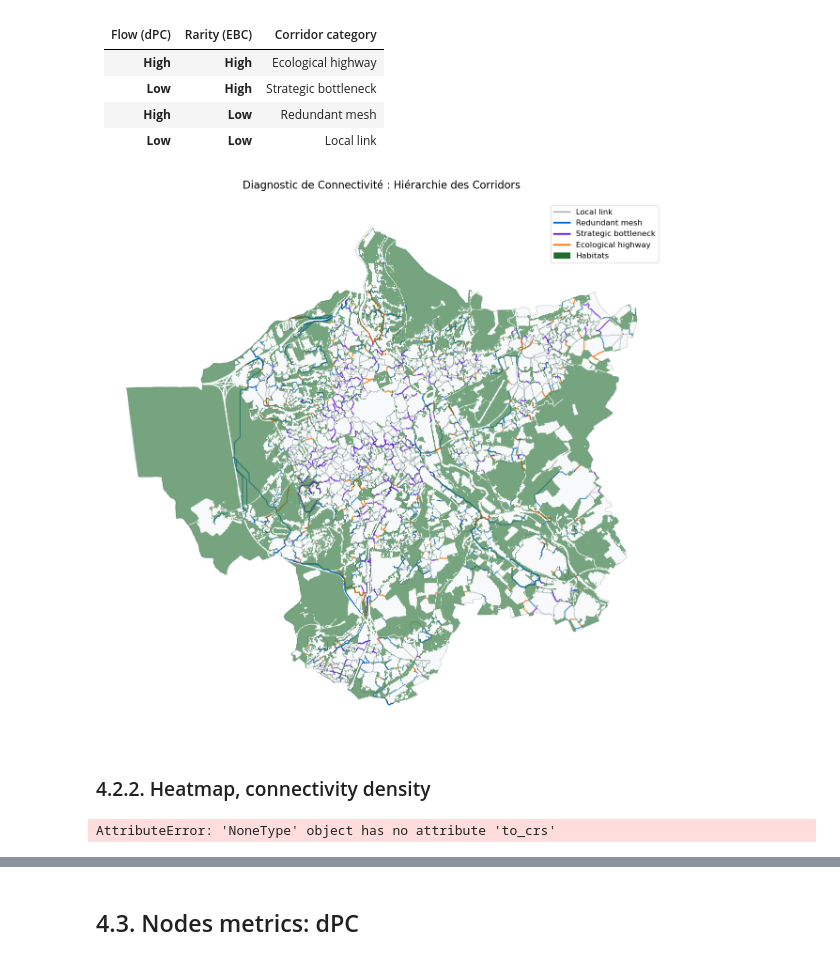
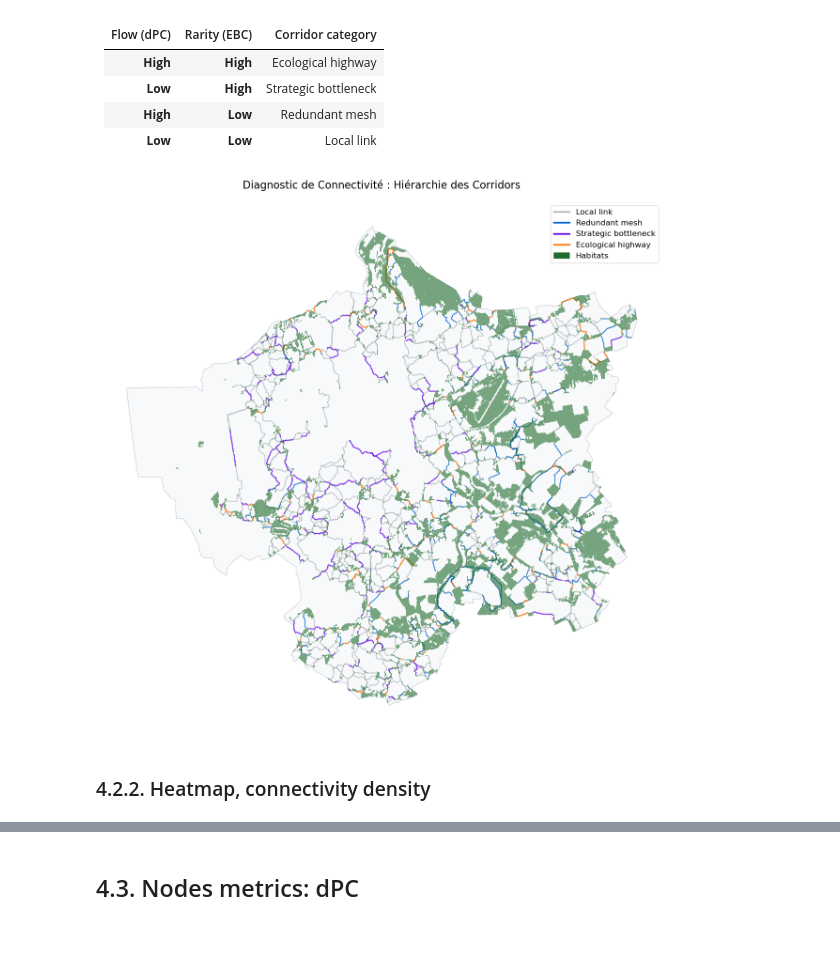
Before and after one commit to marion-billy/urbiverde_ivb, a Jupyter notebook: corridor_project/nancy_prod.ipynb, the cells around one changed output, grey strips where cells are left out. Cells and saved outputs as stored; diff of their text form; code cells hidden in the pictures.

Commit message:
MAJ guilds species_params++++

```diff
--- a/corridor_project/nancy_prod.ipynb
+++ b/corridor_project/nancy_prod.ipynb
@@ -30,7 +30,7 @@ ee.Initialize(credentials)
 
 # case study def
 CITY = "Nancy"
-GUILD_KEY = "mid_walker"
+GUILD_KEY = "pollinator"
 specie = species_params.SPECIES_CONFIG[GUILD_KEY]
 OUTPUT_DIR = f"/home/jovyan/work/team/marion/corridor_project/results_connectivity/{CITY}"
 os.makedirs(OUTPUT_DIR, exist_ok=True)
@@ -82,9 +93,9 @@ print(f"✓ {len(gdf_cores)} Noyaux de biodiversité et {len(gdf_islets)} Steppi
 if len(gdf_islets) > 0:
     print(gdf_islets['class'].value_counts())
 
-binary_wc.rio.to_raster(f"{OUTPUT_DIR}/binary_habitat_{CITY}.tif")
-gdf_cores.set_crs(utm_epsg, inplace=True, allow_override=True)
-gdf_islets.set_crs(utm_epsg, inplace=True, allow_override=True)
-gdf_cores.to_file(f"{OUTPUT_DIR}/cores_{CITY}.json", driver='GeoJSON')
-gdf_islets.to_file(f"{OUTPUT_DIR}/islets_{CITY}.json", driver='GeoJSON')
+# binary_wc.rio.to_raster(f"{OUTPUT_DIR}/binary_habitat_{CITY}.tif")
+# gdf_cores.set_crs(utm_epsg, inplace=True, allow_override=True)
+# gdf_islets.set_crs(utm_epsg, inplace=True, allow_override=True)
+# gdf_cores.to_file(f"{OUTPUT_DIR}/cores_{CITY}.json", driver='GeoJSON')
+# gdf_islets.to_file(f"{OUTPUT_DIR}/islets_{CITY}.json", driver='GeoJSON')
 # %% [output]
@@ -127,6 +138,6 @@ total_area_km2 = aoi_utm.area.sum() / 1e6
 pc_value = conn.calculate_pc_index(G, total_area_km2)
 print(f"Indice PC pour {CITY} : {pc_value:.4f}")
 
-gdf_edges = conn.graph_to_gdf_edges(G, utm_epsg)
-gdf_edges.to_file(f"{OUTPUT_DIR}/edges_{CITY}.json", driver='GeoJSON')
+# gdf_edges = conn.graph_to_gdf_edges(G, utm_epsg)
+# gdf_edges.to_file(f"{OUTPUT_DIR}/edges_{CITY}.json", driver='GeoJSON')
 # %% [output]
@@ -224,22 +235,23 @@ gdf_lcp = conn.calculate_edge_betweenness(gdf_lcp, G_lcp)
 # %%
 ### LCP0
 gdf_lcp0 = conn.classify_corridors(gdf_lcp0, 0.75)
-gdf_lcp0.to_file(f"{OUTPUT_DIR}/lcp0_{CITY}.json", driver='GeoJSON')
+lcp_all = gdf_lcp0.set_index(['node_1', 'node_2'])
+lcp_clean = gdf_lcp.set_index(['node_1', 'node_2'])
+rupture_corridors = lcp_all.drop(lcp_clean.index, errors='ignore').reset_index()
+# rupture_corridors.to_file(f"{OUTPUT_DIR}/barriers_{CITY}.json", driver='GeoJSON')
 
 ### LCP
 gdf_lcp = conn.classify_corridors(gdf_lcp, 0.75)
-gdf_lcp.to_file(f"{OUTPUT_DIR}/lcp_{CITY}.json", driver='GeoJSON')
+# gdf_lcp.to_file(f"{OUTPUT_DIR}/lcp_{CITY}.json", driver='GeoJSON')
 # %%
-gdf_lcp = viz.plot_classified_corridors(gdf_lcp, df_nodes, aoi_utm)
+viz.plot_classified_corridors(gdf_lcp, df_nodes, aoi_utm)
 # %% [output]
-[figure, old version]
+[figure, new version]
 # %% [markdown]
 ### 4.2.2. Heatmap, connectivity density
 # %%
 da_heatmap = conn.lcp_heatmap(gdf_lcp, aoi_utm, res=10, crs_utm=utm_epsg)
 da_heatmap.rio.to_raster(f"{OUTPUT_DIR}/heatmap_lcp_{CITY}.tif")
-# %% [output]
-AttributeError: 'NoneType' object has no attribute 'to_crs'
 # %%
 viz.plot_connectivity_heatmap(da_heatmap, df_nodes, aoi_utm, filter_size=4)
 # %% [output]
```
Also changed, not shown: parts of 13 cells of this notebook, 4 other files.
